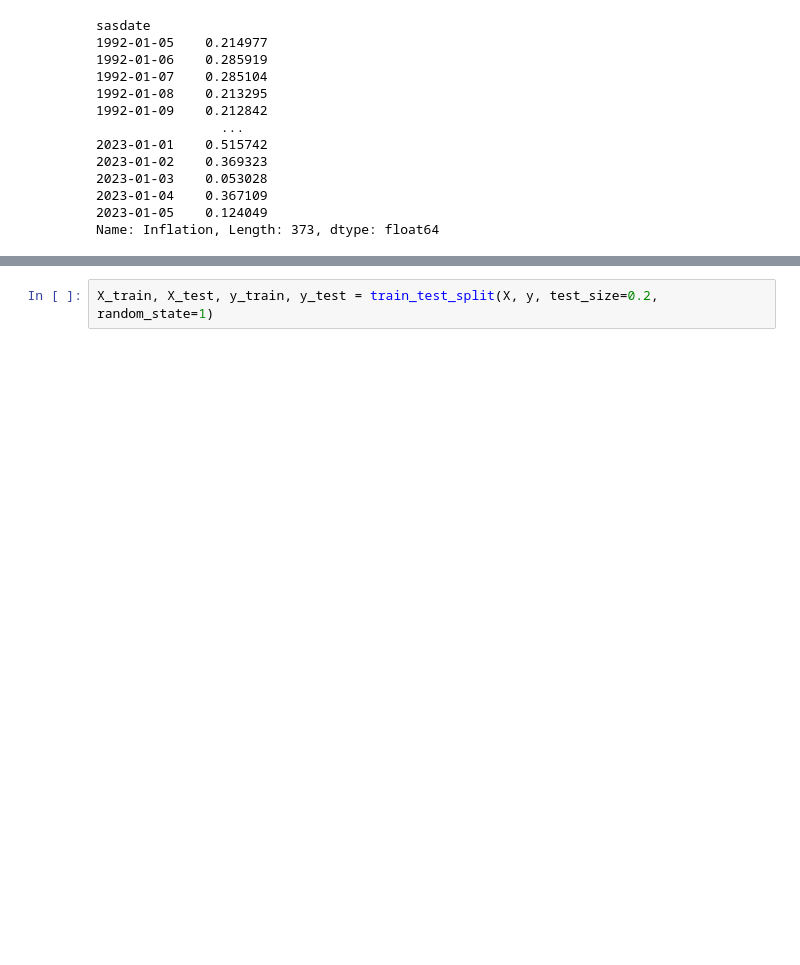
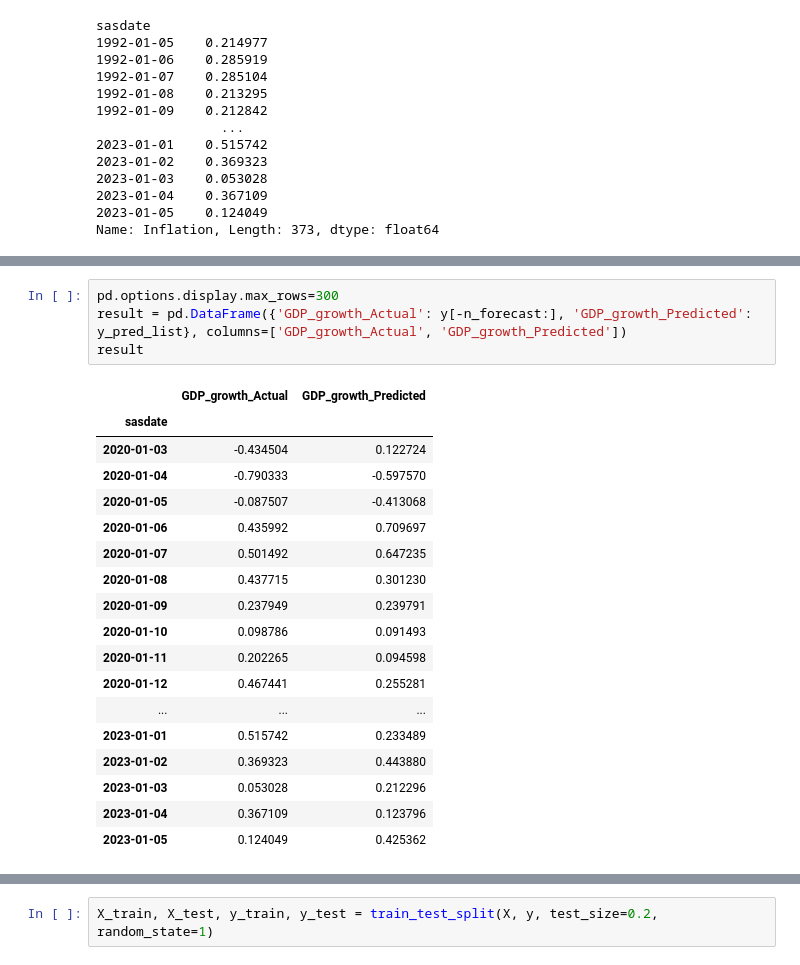
Before and after one commit to inflamcucum/ECON4305-group-project-team7, a Jupyter notebook: Regression + regularization.ipynb, the cells around one changed output, grey strips where cells are left out. Cells and saved outputs as stored; diff of their text form; blank space fills up the shorter version.

```diff
--- a/Regression + regularization.ipynb
+++ b/Regression + regularization.ipynb
@@ -79,0 +312,23 @@ Name: Inflation, Length: 373, dtype: float64
+# %%
+pd.options.display.max_rows=300
+result = pd.DataFrame({'GDP_growth_Actual': y[-n_forecast:], 'GDP_growth_Predicted': y_pred_list}, columns=['GDP_growth_Actual', 'GDP_growth_Predicted'])
+result
+# %% [output]
+|  | GDP_growth_Actual | GDP_growth_Predicted |
+| sasdate |  |  |
+| 2020-01-03 | -0.434504 | 0.122724 |
+| 2020-01-04 | -0.790333 | -0.597570 |
+| 2020-01-05 | -0.087507 | -0.413068 |
+| 2020-01-06 | 0.435992 | 0.709697 |
+| 2020-01-07 | 0.501492 | 0.647235 |
+| 2020-01-08 | 0.437715 | 0.301230 |
+| 2020-01-09 | 0.237949 | 0.239791 |
+| 2020-01-10 | 0.098786 | 0.091493 |
+| 2020-01-11 | 0.202265 | 0.094598 |
+| 2020-01-12 | 0.467441 | 0.255281 |
+| ... | ... | ... |
+| 2023-01-01 | 0.515742 | 0.233489 |
+| 2023-01-02 | 0.369323 | 0.443880 |
+| 2023-01-03 | 0.053028 | 0.212296 |
+| 2023-01-04 | 0.367109 | 0.123796 |
+| 2023-01-05 | 0.124049 | 0.425362 |
```
Also changed, not shown: parts of 19 cells of this notebook.
